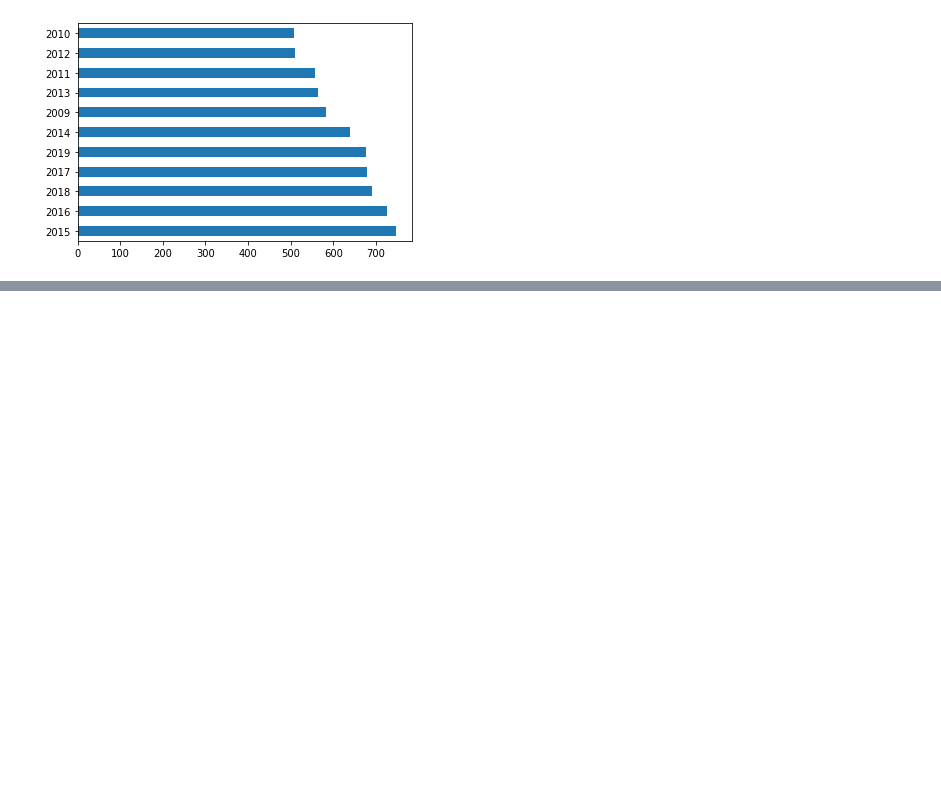
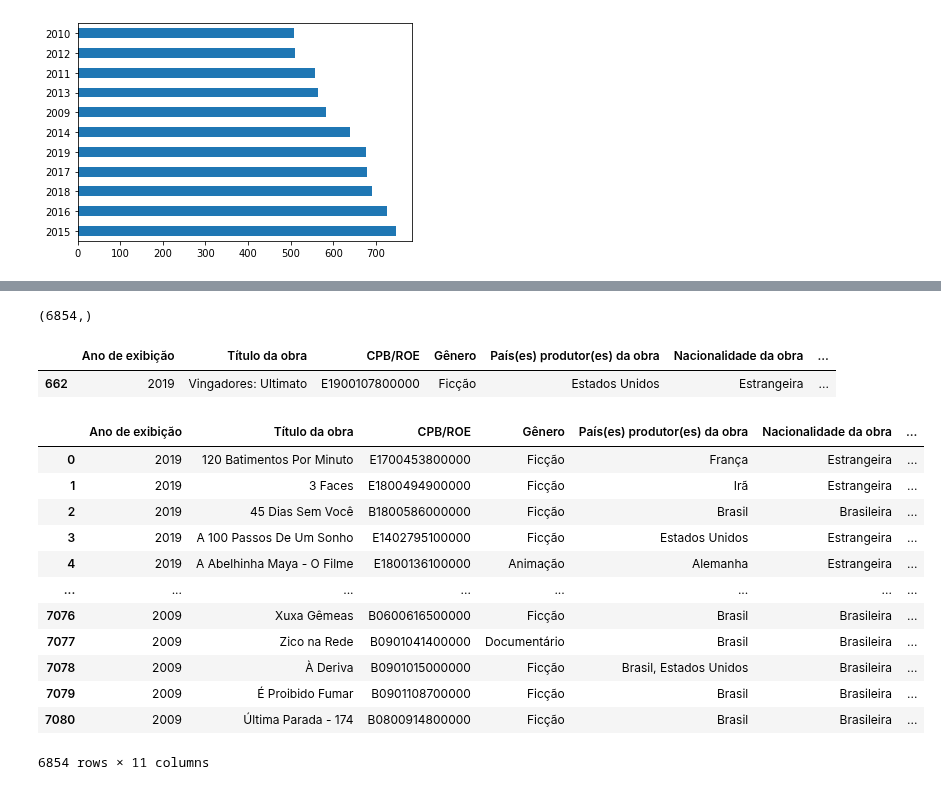
Before and after one commit to V1L3La/Learning-An-lise-de-Dados-em-Python, a Jupyter notebook: Filmes_no_Brasil_2009_2019_Análise_de_Dados_em_Python_Aula_01.ipynb, the cells around one changed output, grey strips where cells are left out. Saved outputs shown, nothing was run; the diff lists cells and outputs as text; code cells hidden in the pictures; blank space fills up the shorter version.

```diff
--- a/Filmes_no_Brasil_2009_2019_Análise_de_Dados_em_Python_Aula_01.ipynb
+++ b/Filmes_no_Brasil_2009_2019_Análise_de_Dados_em_Python_Aula_01.ipynb
@@ -191,5 +193,4 @@ df_novo['Ano de exibição'].value_counts().plot.barh()
 <matplotlib.axes._subplots.AxesSubplot at 0x...>
 [figure]
 # %%
-df_novo.rename(columns={'Renda (R$) no ano de exibição': 'Renda_total_exibição'}, inplace = True)   # troca o nome de uma coluna
-df_novo.head()
+df_novo.rename(columns={'Público no ano de exibição': 'Publico'}, inplace = True)   # troca o nome de uma coluna
@@ -203,0 +202,9 @@ KeyError: ignored
+# %%
+df_novo['Publico'].shape
+# %% [output]
+(6854,)
+# %%
+df_novo = df_novo[df_novo['Publico'] != 'ND']
+df.head()
+# %%
+df_novo['Publico'] = pd.to_numeric(df_novo['Publico'])
@@ -203,0 +213,25 @@ KeyError: ignored
+# %%
+df_novo[df_novo['Publico'] == df_novo['Publico'].max()].head(3)
+
+
+
+# 54 03
+# %% [output]
+|  | Ano de exibição | Título da obra | CPB/ROE | Gênero | País(es) produtor(es) da obra | Nacionalidade da obra | ... |
+| 662 | 2019 | Vingadores: Ultimato | E1900107800000 | Ficção | Estados Unidos | Estrangeira | ... |
+# %%
+df_novo
+# %% [output]
+|  | Ano de exibição | Título da obra | CPB/ROE | Gênero | País(es) produtor(es) da obra | Nacionalidade da obra | ... |
+| 0 | 2019 | 120 Batimentos Por Minuto | E1700453800000 | Ficção | França | Estrangeira | ... |
+| 1 | 2019 | 3 Faces | E1800494900000 | Ficção | Irã | Estrangeira | ... |
+| 2 | 2019 | 45 Dias Sem Você | B1800586000000 | Ficção | Brasil | Brasileira | ... |
+| 3 | 2019 | A 100 Passos De Um Sonho | E1402795100000 | Ficção | Estados Unidos | Estrangeira | ... |
+| 4 | 2019 | A Abelhinha Maya - O Filme | E1800136100000 | Animação | Alemanha | Estrangeira | ... |
+| ... | ... | ... | ... | ... | ... | ... | ... |
+| 7076 | 2009 | Xuxa Gêmeas | B0600616500000 | Ficção | Brasil | Brasileira | ... |
+| 7077 | 2009 | Zico na Rede | B0901041400000 | Documentário | Brasil | Brasileira | ... |
+| 7078 | 2009 | À Deriva | B0901015000000 | Ficção | Brasil, Estados Unidos | Brasileira | ... |
+| 7079 | 2009 | É Proibido Fumar | B0901108700000 | Ficção | Brasil | Brasileira | ... |
+| 7080 | 2009 | Última Parada - 174 | B0800914800000 | Ficção | Brasil | Brasileira | ... |
+6854 rows × 11 columns
```
Also changed, not shown: parts of 13 cells of this notebook.
